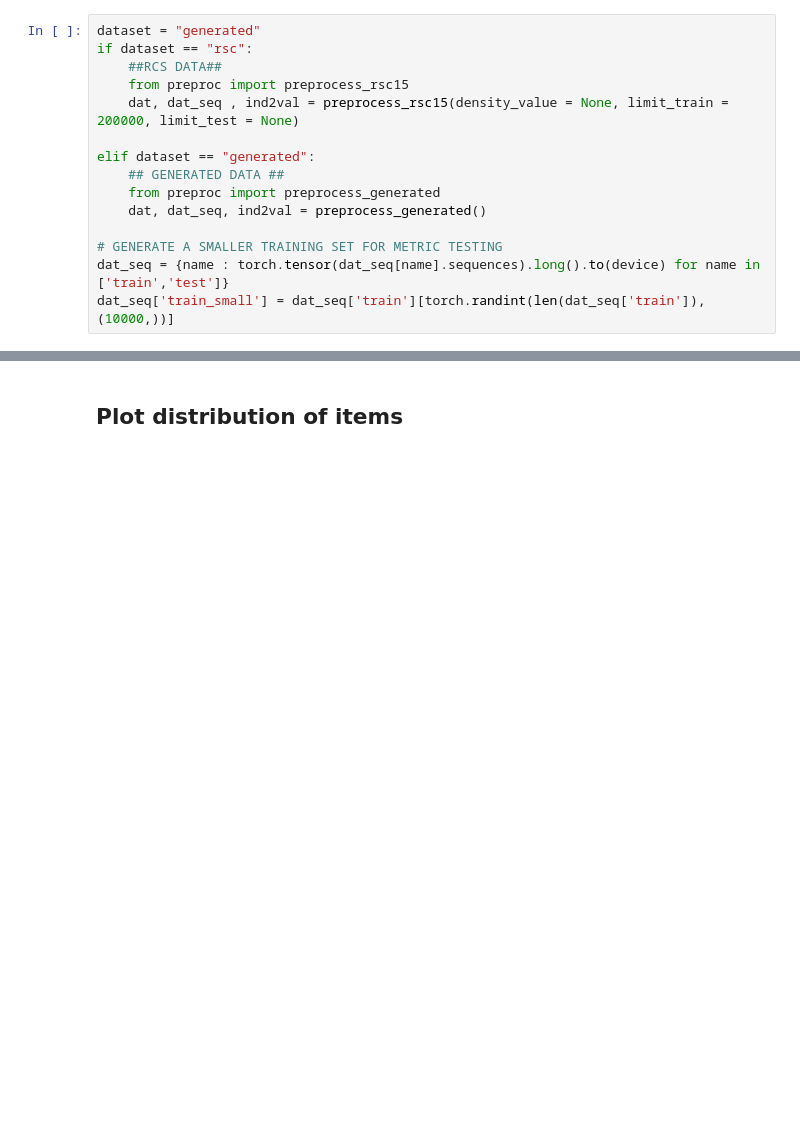
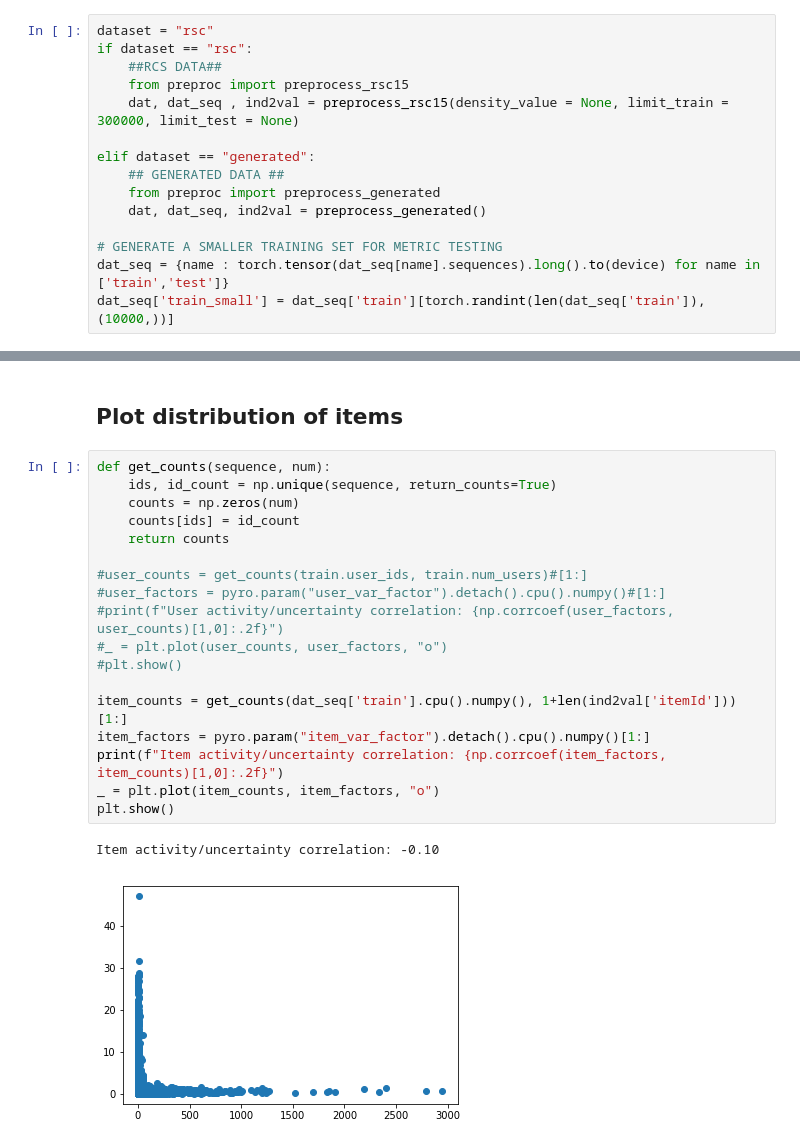
Before and after one commit to simeneide/phd-notes, a Jupyter notebook: sequence-rec/seq-lifted.ipynb, the cells around one changed output, grey strips where cells are left out. Saved outputs shown, nothing was run; the diff lists cells and outputs as text; blank space fills up the shorter version.

Commit message:
trained on rsc data

```diff
--- a/sequence-rec/seq-lifted.ipynb
+++ b/sequence-rec/seq-lifted.ipynb
@@ -24,11 +24,11 @@ def get_device(device = None):
     return device
 device = get_device("cuda")
 # %%
-dataset = "generated"
+dataset = "rsc"
 if dataset == "rsc":
     ##RCS DATA##
     from preproc import preprocess_rsc15
-    dat, dat_seq , ind2val = preprocess_rsc15(density_value = None, limit_train = 200000, limit_test = None)
+    dat, dat_seq , ind2val = preprocess_rsc15(density_value = None, limit_train = 300000, limit_test = None)
 
 elif dataset == "generated":
     ## GENERATED DATA ##
@@ -294,5 +291,26 @@ Wall time: 8min 59s
 # %% [markdown]
 ## Plot distribution of items
+# %%
+def get_counts(sequence, num):
+    ids, id_count = np.unique(sequence, return_counts=True)
+    counts = np.zeros(num)
+    counts[ids] = id_count
+    return counts
+
+#user_counts = get_counts(train.user_ids, train.num_users)#[1:]
+#user_factors = pyro.param("user_var_factor").detach().cpu().numpy()#[1:]
+#print(f"User activity/uncertainty correlation: {np.corrcoef(user_factors, user_counts)[1,0]:.2f}")
+#_ = plt.plot(user_counts, user_factors, "o")
+#plt.show()
+
+item_counts = get_counts(dat_seq['train'].cpu().numpy(), 1+len(ind2val['itemId']))[1:]
+item_factors = pyro.param("item_var_factor").detach().cpu().numpy()[1:]
+print(f"Item activity/uncertainty correlation: {np.corrcoef(item_factors, item_counts)[1,0]:.2f}")
+_ = plt.plot(item_counts, item_factors, "o")
+plt.show()
+# %% [output]
+Item activity/uncertainty correlation: -0.10
+[figure, added]
 # %%
 def plot_distr_of_items(items):
     sample_weights = []
```
Also changed, not shown: parts of 6 cells of this notebook.
